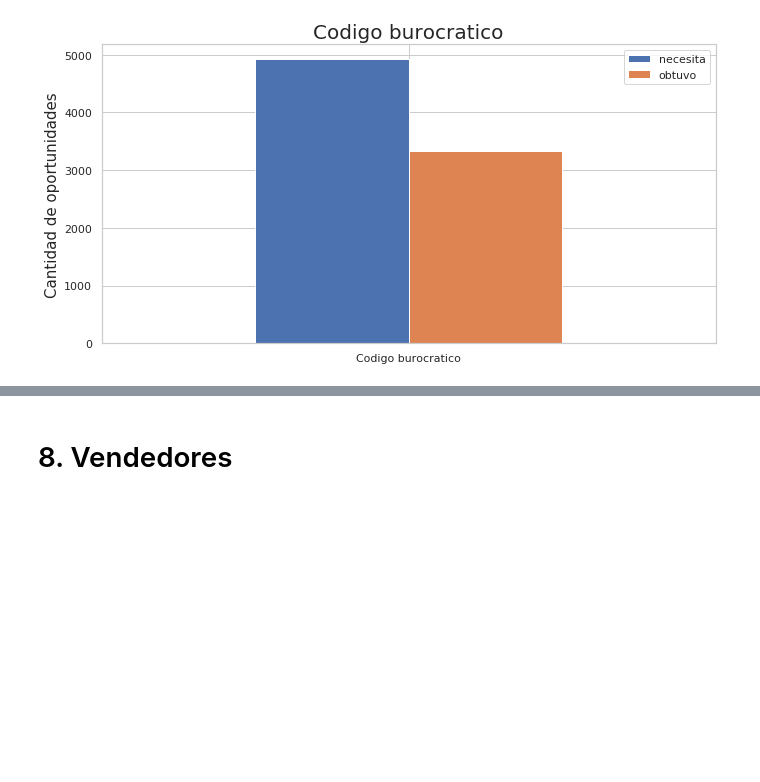
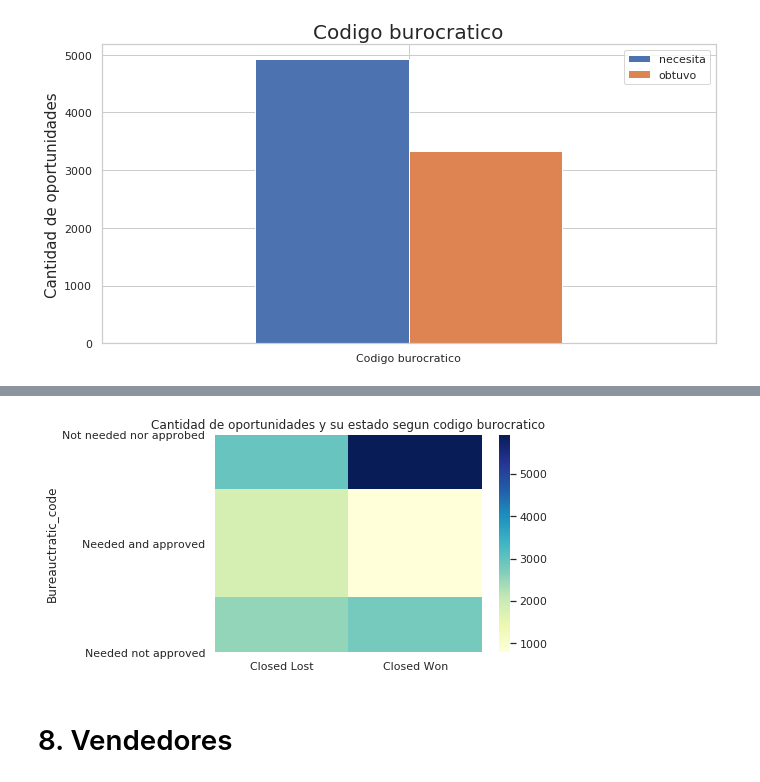
Before and after one commit to germanbc/Organizacion-de-Datos-2c2020-TP1, a Jupyter notebook: TP1.ipynb, the cells around one changed output, grey strips where cells are left out. Cells and saved outputs as stored; diff of their text form; code cells hidden in the pictures; blank space fills up the shorter version.

```diff
--- a/TP1.ipynb
+++ b/TP1.ipynb
@@ -109,6 +104,9 @@ eci['Total_Taxable_Amount_(converted)'].loc[eci['Total_Taxable_Amount_Currency']
 eci['Cantidad_de_Productos_por_Oportunidad'] = eci.groupby('Opportunity_ID')['ID'].transform('count')
 eci['TRF_totales'] = eci.groupby('Opportunity_ID')['TRF'].transform('sum')
 eci['TRF_promedioDeLaOportunidad'] = eci.groupby('Opportunity_ID')['TRF'].transform('mean')
+# %%
+eci['Planned_Delivery_End_Date']=pd.to_datetime(eci['Planned_Delivery_End_Date'])
+eci['Planned_Delivery_Start_Date']=pd.to_datetime(eci['Planned_Delivery_Start_Date'])
 # %%
 eciOp = eci.drop_duplicates('Opportunity_ID')
 # %%
@@ -601,0 +622,23 @@ Text(0, 0.5, 'Cantidad de oportunidades')
+# %%
+bureauctratic_codes= eci.groupby(['Bureaucratic_Code_0_Approval','Bureaucratic_Code_0_Approved'])['Stage'].value_counts().to_frame()
+bureauctratic_codes = bureauctratic_codes.unstack()
+bureauctratic_codes.columns= ['Closed Lost','Closed Won','Negotiation', 'Proposal','Qualification']
+bureauctratic_codes = bureauctratic_codes.reset_index()
+bureauctratic_codes = bureauctratic_codes.fillna(0)
+#0 si no se necesito ni aprobo
+#1 si se necesito y aprobo
+#2 si se necesito y no se aprobo
+conditions = [
+    ((bureauctratic_codes['Bureaucratic_Code_0_Approval']) == 0 & (bureauctratic_codes['Bureaucratic_Code_0_Approved'] == 0)),
+    ((bureauctratic_codes['Bureaucratic_Code_0_Approval']) == 1 & (bureauctratic_codes['Bureaucratic_Code_0_Approved'] == 0)),
+    ((bureauctratic_codes['Bureaucratic_Code_0_Approval']) == 1 & (bureauctratic_codes['Bureaucratic_Code_0_Approved'] == 1)),
+    ]
+
+# create a list of the values we want to assign for each condition
+values = [0, 1, 2]
+
+# create a new column and use np.select to assign values to it using our lists as arguments
+bureauctratic_codes['Bureauctratic_code'] = np.select(conditions, values)
+bureauctratic_codes['Total_opportunities'] =  bureauctratic_codes['Closed Lost'] + bureauctratic_codes['Closed Won']\
++ bureauctratic_codes['Negotiation'] + bureauctratic_codes['Proposal'] + bureauctratic_codes['Qualification']
+bureauctratic_codes
@@ -602,2 +650,12 @@ Text(0, 0.5, 'Cantidad de oportunidades')
+# %%
+heatmap_data = bureauctratic_codes.set_index('Bureauctratic_code').loc[:,['Closed Lost','Closed Won']]
+x_axis_labels = ['Closed Lost','Closed Won']
+y_axis_labels = ['Not needed nor approbed','Needed and approved','Needed not approved']
+ax = plt.axes()
+sns.heatmap(heatmap_data, xticklabels=x_axis_labels, yticklabels=y_axis_labels,cmap="YlGnBu", ax = ax)
+ax.set_title('Cantidad de oportunidades y su estado segun codigo burocratico')
+plt.show()
+# %% [output]
+[figure, added]
 # %% [markdown]
 # 8. Vendedores
```
Also changed, not shown: parts of 19 cells of this notebook.
